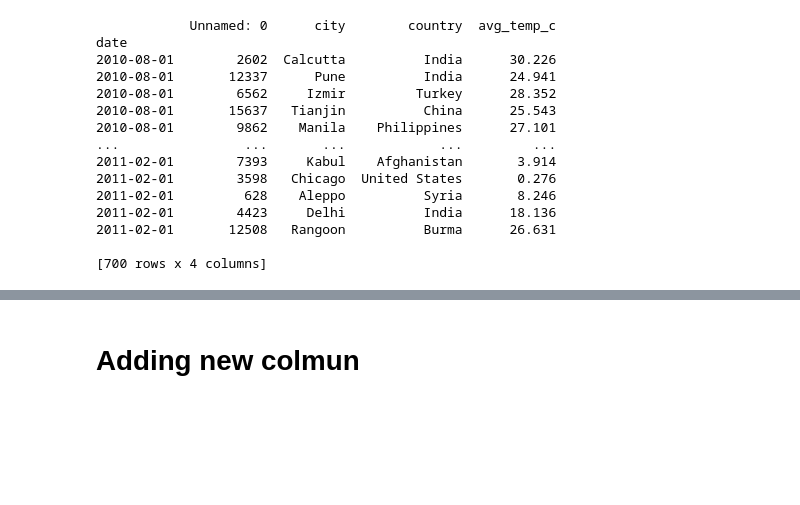
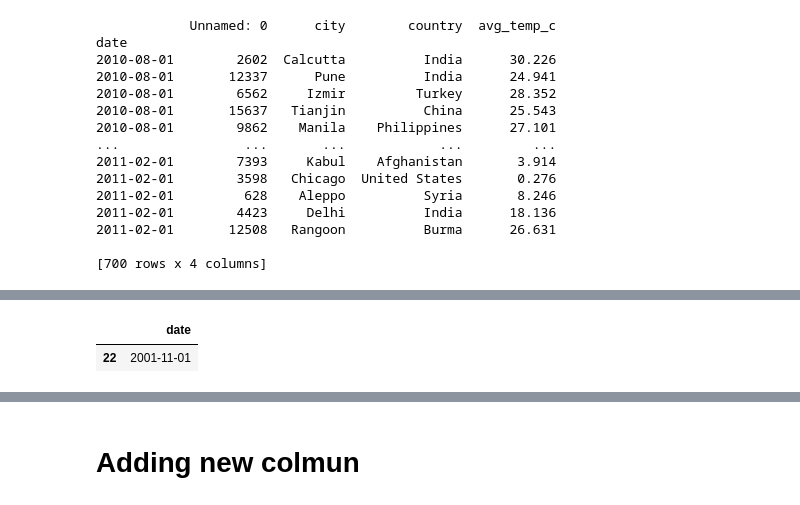
Before and after one commit to albertNSBM/Pandas_revision, a Jupyter notebook: Pandas_revision.ipynb, the cells around one changed output, grey strips where cells are left out. Cells and saved outputs as stored; diff of their text form; code cells hidden in the pictures; blank space fills up the shorter version.

Commit message:
Using iloc

```diff
--- a/Pandas_revision.ipynb
+++ b/Pandas_revision.ipynb
@@ -915,0 +925,7 @@ date
+# %%
+# Get the 23rd row, 2nd column (index positions 22 and 1).
+
+temperatures.iloc[22:23,1:2]
+# %% [output]
+|  | date |
+| 22 | 2001-11-01 |
```
Also changed, not shown: parts of 5 cells of this notebook.
